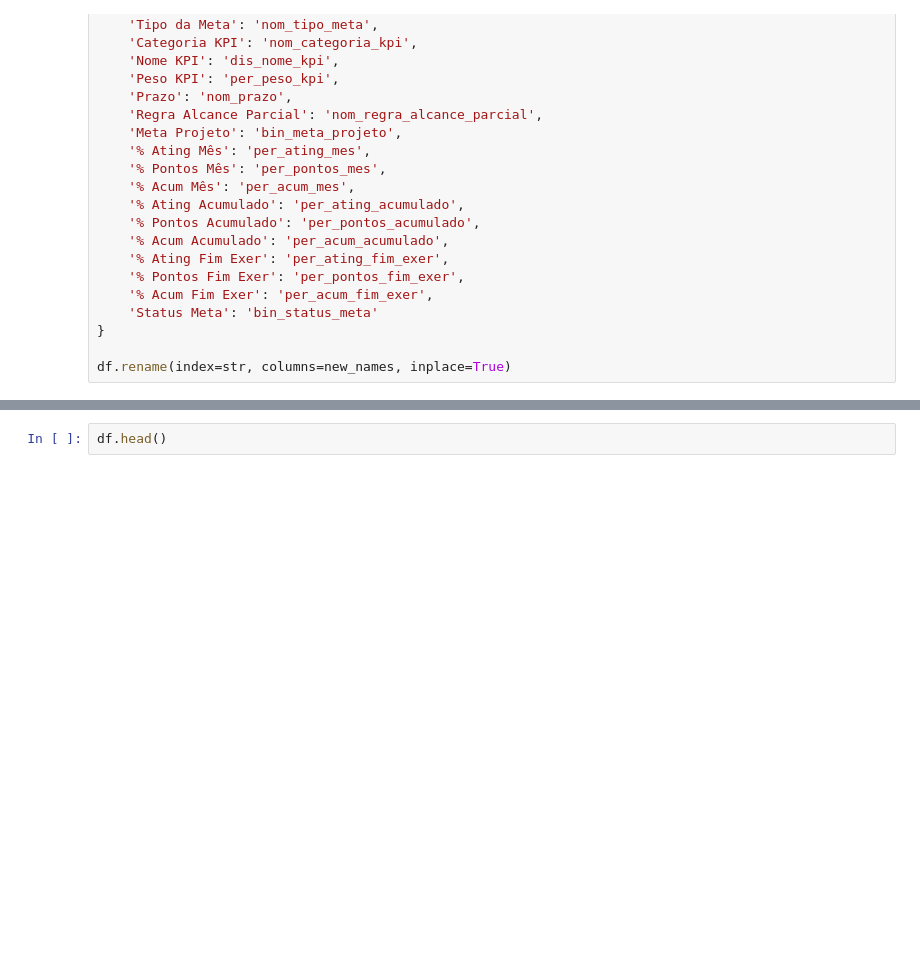
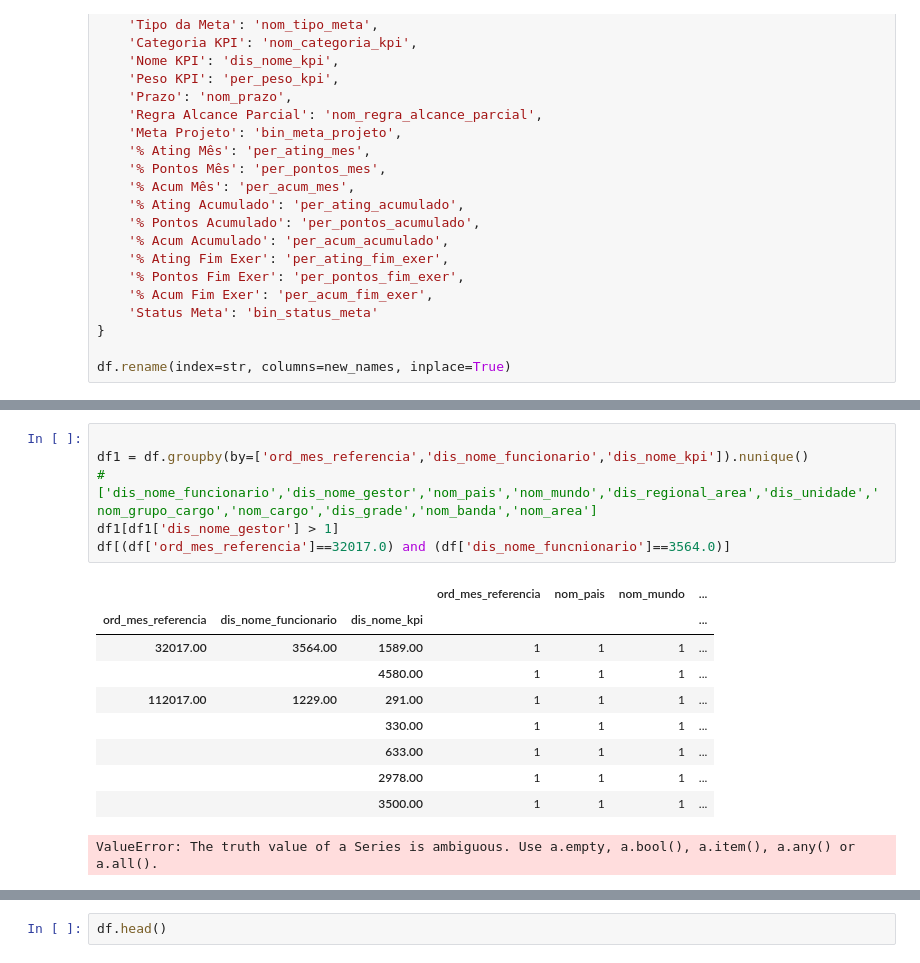
Before and after one commit to adrianogfreitas/ambev-data-challenge, a Jupyter notebook: notebooks/01-agf-data-wrangling.ipynb, the cells around one changed output, grey strips where cells are left out. Cells and saved outputs as stored; diff of their text form; blank space fills up the shorter version.

```diff
--- a/notebooks/01-agf-data-wrangling.ipynb
+++ b/notebooks/01-agf-data-wrangling.ipynb
@@ -197,0 +274,17 @@ df.rename(index=str, columns=new_names, inplace=True)
+# %%
+
+df1 = df.groupby(by=['ord_mes_referencia','dis_nome_funcionario','dis_nome_kpi']).nunique()
+# ['dis_nome_funcionario','dis_nome_gestor','nom_pais','nom_mundo','dis_regional_area','dis_unidade','nom_grupo_cargo','nom_cargo','dis_grade','nom_banda','nom_area']
+df1[df1['dis_nome_gestor'] > 1]
+df[(df['ord_mes_referencia']==32017.0) and (df['dis_nome_funcnionario']==3564.0)]
+# %% [output]
+|  |  |  | ord_mes_referencia | nom_pais | nom_mundo | ... |
+| ord_mes_referencia | dis_nome_funcionario | dis_nome_kpi |  |  |  | ... |
+| 32017.00 | 3564.00 | 1589.00 | 1 | 1 | 1 | ... |
+|  |  | 4580.00 | 1 | 1 | 1 | ... |
+| 112017.00 | 1229.00 | 291.00 | 1 | 1 | 1 | ... |
+|  |  | 330.00 | 1 | 1 | 1 | ... |
+|  |  | 633.00 | 1 | 1 | 1 | ... |
+|  |  | 2978.00 | 1 | 1 | 1 | ... |
+|  |  | 3500.00 | 1 | 1 | 1 | ... |
+ValueError: The truth value of a Series is ambiguous. Use a.empty, a.bool(), a.item(), a.any() or a.all().
```
Also changed, not shown: parts of 12 cells of this notebook.
